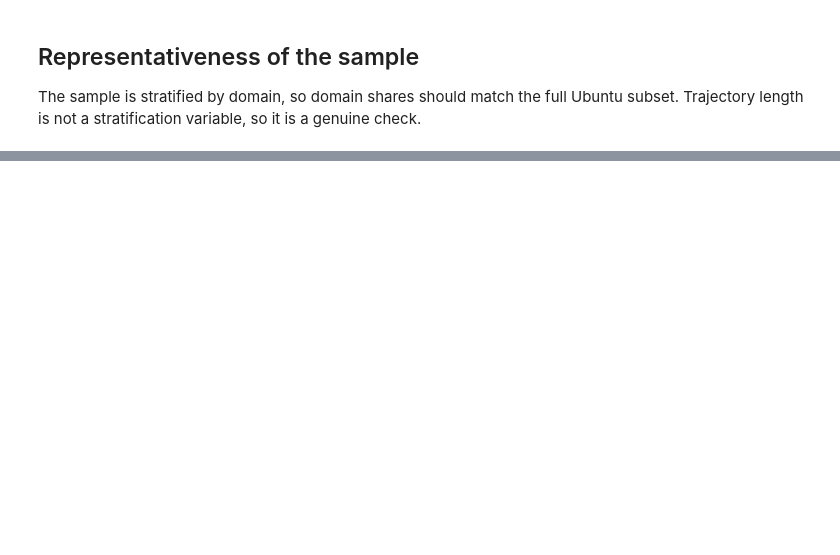
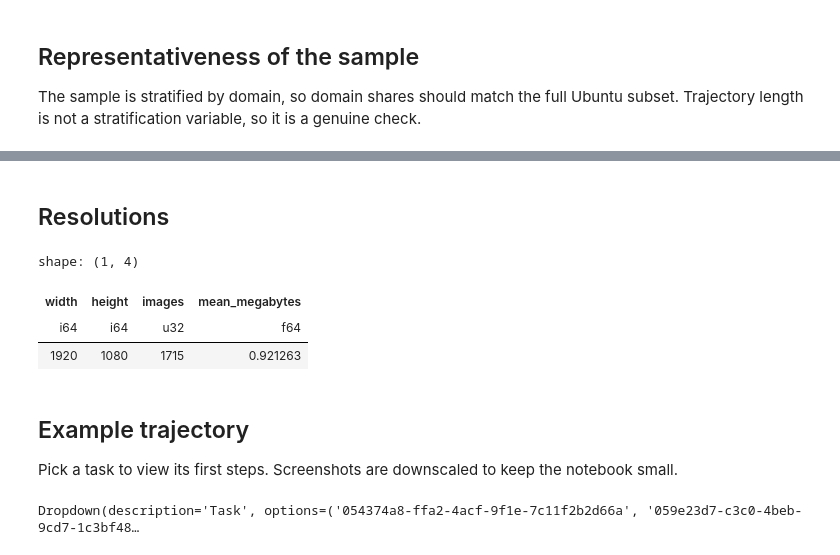
Before and after one commit to draklowell/active-belief-world-model, a Jupyter notebook: notebooks/06_agentnet_images_eda.ipynb, the cells around one changed output, grey strips where cells are left out. Cells and saved outputs as stored; diff of their text form; code cells hidden in the pictures; blank space fills up the shorter version.

Commit message:
fix: fully migrated notebook from marimo dependancies (#13)

```diff
--- a/notebooks/06_agentnet_images_eda.ipynb
+++ b/notebooks/06_agentnet_images_eda.ipynb
@@ -106,18 +139,17 @@ sizes = unique.with_columns(
     pl.col("dimensions").arr.get(1).alias("height"),
     (pl.col("uncompressed_bytes") / 1e6).alias("megabytes"),
 )
+# %% [markdown]
+## Resolutions
 # %%
-mo.vstack(
-    [
-        mo.md("## Resolutions"),
-        mo.ui.table(
-            sizes.group_by("width", "height")
-            .agg(pl.len().alias("images"), pl.col("megabytes").mean().alias("mean_megabytes"))
-            .sort("images", descending=True),
-            selection=None,
-        ),
-    ]
-)
+sizes.group_by("width", "height").agg(
+    pl.len().alias("images"), pl.col("megabytes").mean().alias("mean_megabytes")
+).sort("images", descending=True)
+# %% [output]
+shape: (1, 4)
+| width | height | images | mean_megabytes |
+| i64 | i64 | u32 | f64 |
+| 1920 | 1080 | 1715 | 0.921263 |
 # %%
 px.histogram(
     sizes,
@@ -136,5 +168,11 @@ px.box(
 )
+# %% [markdown]
+## Example trajectory
+
+Pick a task to view its first steps. Screenshots are downscaled to keep the notebook small.
 # %%
 task_ids = manifest["task_id"].unique().sort().to_list()
-task_picker = mo.ui.dropdown(task_ids, value=task_ids[0], label="Task")
+task_picker = Dropdown(options=task_ids, value=task_ids[0], description="Task")
 task_picker
+# %% [output]
+Dropdown(description='Task', options=('054374a8-ffa2-4acf-9f1e-7c11f2b2d66a', '059e23d7-c3c0-4beb-9cd7-1c3bf48…
```
Also changed, not shown: parts of 13 cells of this notebook, 1 other file.
